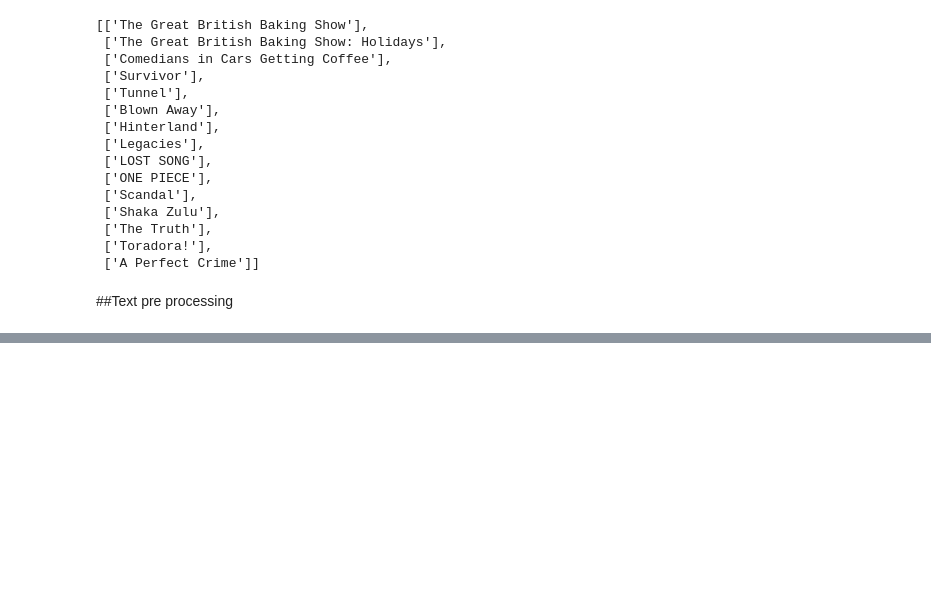
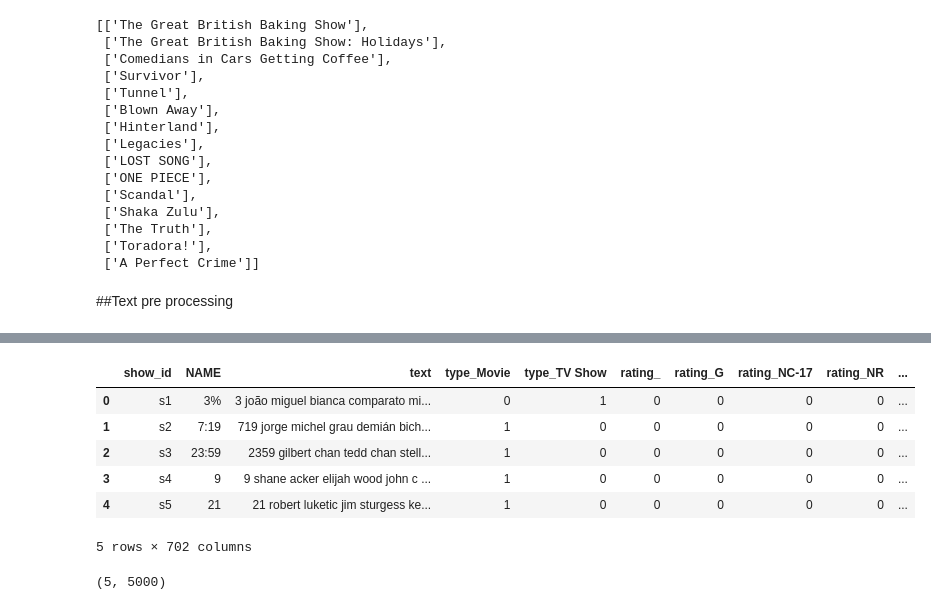
Before and after one commit to Aashishc-prog/NETFLIX_Recommender_system, a Jupyter notebook: Capstone_Netflix_Recommender_system.ipynb, the cells around one changed output, grey strips where cells are left out. Saved outputs shown, nothing was run; the diff lists cells and outputs as text; code cells hidden in the pictures; blank space fills up the shorter version.

```diff
--- a/Capstone_Netflix_Recommender_system.ipynb
+++ b/Capstone_Netflix_Recommender_system.ipynb
@@ -724,0 +812,30 @@ Recommended Movies are:
+# %%
+lemmatizer = WordNetLemmatizer()
+# %%
+#lemmatizer
+def lemmatize(x):
+  word_list = nltk.word_tokenize(x)
+  lemmatized_output = ' '.join([lemmatizer.lemmatize(w) for w in word_list])
+  return lemmatized_output
+# %%
+df2_copy = df2.copy()
+# %%
+df2_copy['text'] = df2_copy['text'].apply(lambda x: lemmatize(x))
+# %%
+df2_copy.head()
+# %% [output]
+|  | show_id | NAME | text | type_Movie | type_TV Show | rating_ | rating_G | rating_NC-17 | rating_NR | ... |
+| 0 | s1 | 3% | 3 joão miguel bianca comparato mi... | 0 | 1 | 0 | 0 | 0 | 0 | ... |
+| 1 | s2 | 7:19 | 719 jorge michel grau demián bich... | 1 | 0 | 0 | 0 | 0 | 0 | ... |
+| 2 | s3 | 23:59 | 2359 gilbert chan tedd chan stell... | 1 | 0 | 0 | 0 | 0 | 0 | ... |
+| 3 | s4 | 9 | 9 shane acker elijah wood john c ... | 1 | 0 | 0 | 0 | 0 | 0 | ... |
+| 4 | s5 | 21 | 21 robert luketic jim sturgess ke... | 1 | 0 | 0 | 0 | 0 | 0 | ... |
+5 rows × 702 columns
+# %%
+#Count Vectorizer / Matrix formation
+vectorizer = CountVectorizer(max_df=0.9,min_df=3,strip_accents='ascii',stop_words='english',ngram_range=(1, 2),max_features=5000,binary=True)
+x = vectorizer.fit_transform(df["text"])
+
+pd.DataFrame(x.toarray(), columns=vectorizer.get_feature_names()).head().shape
+# %% [output]
+(5, 5000)
```
Also changed, not shown: parts of 23 cells of this notebook.
